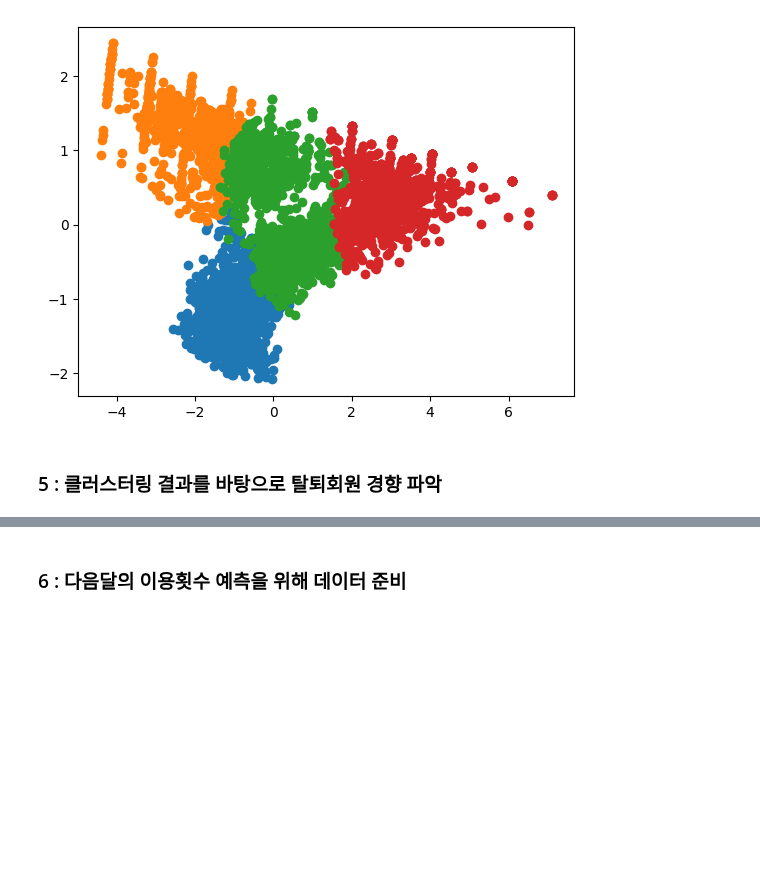
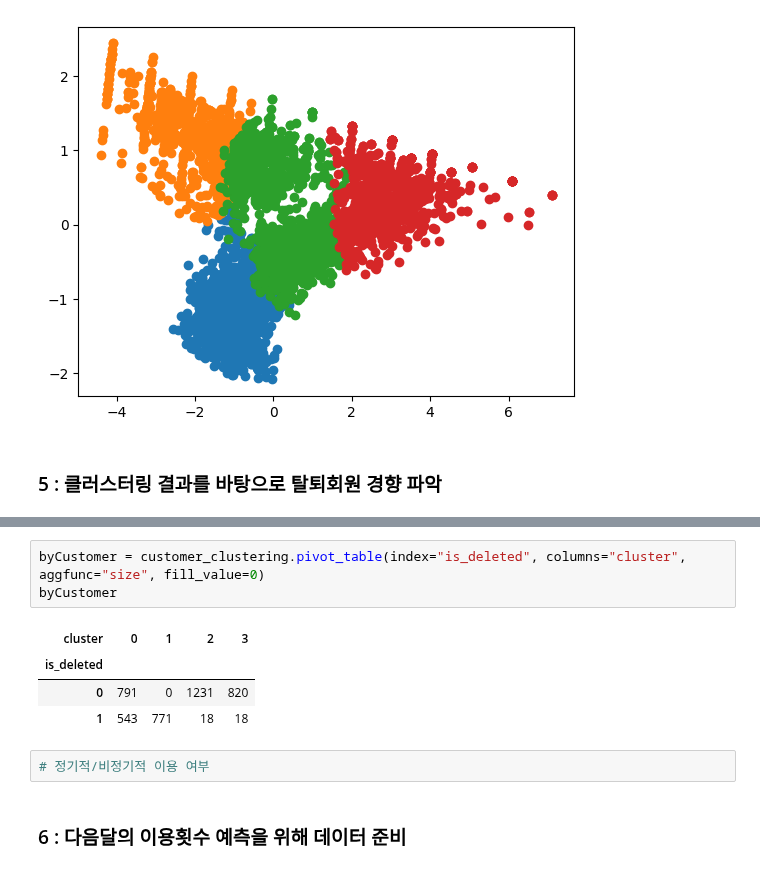
Before and after one commit to KHseo32/test, a Jupyter notebook: project01/03. 데이터 분석/04. Marketing/04.고객행동예측/01.고객행동예측.ipynb, the cells around one changed output, grey strips where cells are left out. Saved outputs shown, nothing was run; the diff lists cells and outputs as text; blank space fills up the shorter version.

```diff
--- a/project01/03. 데이터 분석/04. Marketing/04.고객행동예측/01.고객행동예측.ipynb
+++ b/project01/03. 데이터 분석/04. Marketing/04.고객행동예측/01.고객행동예측.ipynb
@@ -172,3 +191,13 @@ for i in customer_clustering['cluster'].unique():
+# %%
+byCustomer = customer_clustering.pivot_table(index="is_deleted", columns="cluster", aggfunc="size", fill_value=0)
+byCustomer
+# %% [output]
+| cluster | 0 | 1 | 2 | 3 |
+| is_deleted |  |  |  |  |
+| 0 | 791 | 0 | 1231 | 820 |
+| 1 | 543 | 771 | 18 | 18 |
+# %%
+# 정기적/비정기적 이용 여부
 # %% [markdown]
 ### 6 : 다음달의 이용횟수 예측을 위해 데이터 준비
 # %% [markdown]
```
Also changed, not shown: parts of 4 cells of this notebook.
